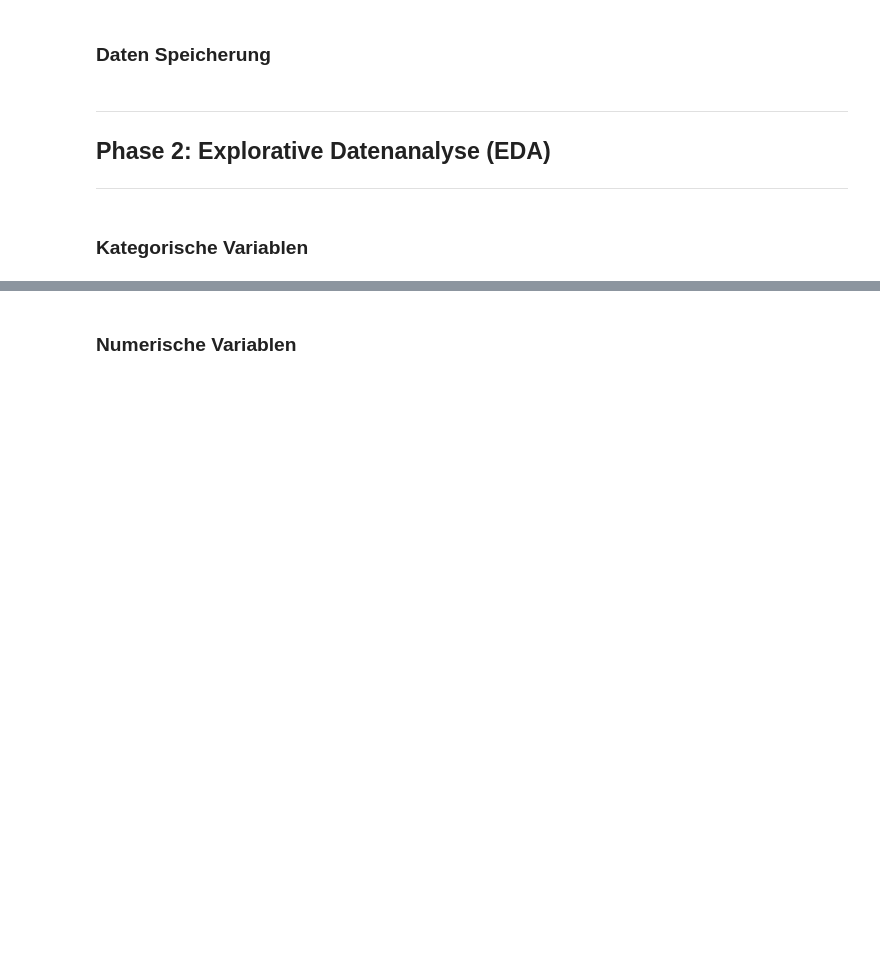
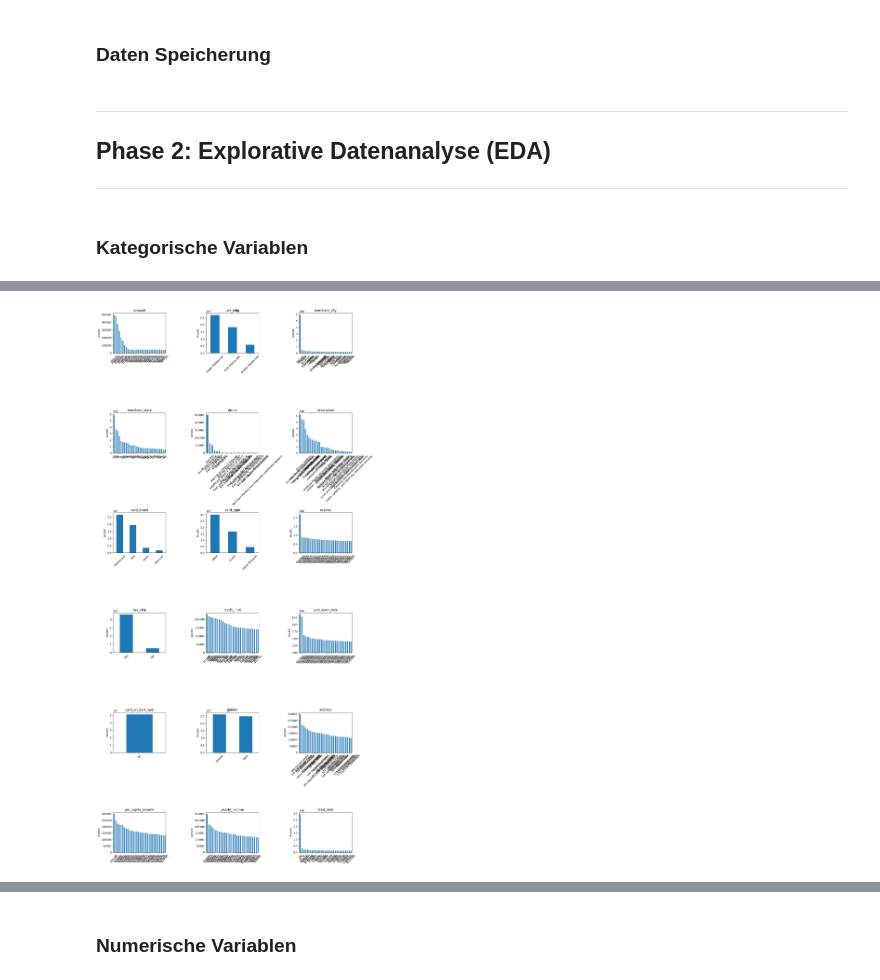
Before and after one commit to juliisch/DAMI01_DATA01, a Jupyter notebook: notebooks/01_Business_Data_Understanding.ipynb, the cells around one changed output, grey strips where cells are left out. Drawn from its saved outputs; the diff is of its cells as text; code cells hidden in the pictures; blank space fills up the shorter version.

```diff
--- a/notebooks/01_Business_Data_Understanding.ipynb
+++ b/notebooks/01_Business_Data_Understanding.ipynb
@@ -75,7 +88,7 @@ df_transactions = df_transactions.rename(columns={"id": "id_transaction"})
 # %% [markdown]
 ### MCC-Daten
 # %%
-path_temp = INPUT_ORIGIN_PATH + "/mcc_codes.json"
+path_temp = INPUT_ORIGIN_PATH / "mcc_codes.json"
 # MCC-Daten als DataFrame speichern
 df_mcc = pd.read_json(
     path_temp, typ="series", encoding="utf-8"
@@ -145,12 +192,16 @@ for var in range(0, len(categorical_var), 10):
-# %%
-# Anzahl der unterschiedlichen Werte pro kategorischer Variable ausgeben
-for var in categorical_var:
-    n_unique_values = df_transactions[var].nunique()
-    if n_unique_values < 100:
-        print(df_transactions[var].value_counts())
-        print("")
-    # Für Variablen die mehr als 100 Ausprägungen, wird nur die Anzahl der Ausprägungen ausgegeben
-    else:
-        print(var)
-        print(f"Anzahl der verschiedenen Werte: {n_unique_values}")
-        print("")
+# %%
+# Für Variablen, die mehr als 100 Ausprägungen pro Kategorie haben
+# wird die Anzahl der unterschiedlichen Ausprägungen ausgeben,
+# ansonsten werden die unterschiedlichen Ausprägungen inklusive der
+# Anzahl
+for i in categorical_var:
+    n_unique_values = df_transactions[i].nunique()
+    # Ausgabe der unerschiedlichen Ausprägungen inkl. Anzahl
+    if n_unique_values < 100:
+        print(df_transactions[i].value_counts())
+        print("")
+    # Anzahl der unterschiedlichen Ausprägungen ausgeben
+    else:
+        print(i)
+        print(f"Anzahl der verschiedenen Werte: {n_unique_values}")
+        print("")
@@ -161,38 +253,41 @@ print(f"Maximale Datum {df_transactions["date"].max()}")
 # %%
-# Bar Plot der kategorischen Variablen (der ersten 50 Einträge)
+# Barplot: Häufigkeitsverteilung der Top 30 Ausprägungen pro kategorische Variable
 
 categorical_var = [
     col for col in categorical_var
-    if col not in ["date"]  # Date nicht verwenden, da zu viele unterschiedliche Werte vorliegen
+    # Variable date nicht verwenden, da zu viele unterschiedliche Werte vorliegen
+    if col not in ["date"]
 ]
 
 # Anzeige: 3 Plots nebeneinander
 n_cols = 3
 n_rows = math.ceil(len(categorical_var) / n_cols)
 fig, axes = plt.subplots(
     n_rows, n_cols, figsize=(15, 5*n_rows)
 )
 axes = axes.flatten()
 counter = 0
 
-for var in categorical_var:
-    # Anzeige auf die ersten 50 Einträge einschränken
-    count_temp = df_transactions[var].value_counts().head(50)
+for i in categorical_var:
+    # Anzeige auf die 30 häufigsten Kategorien beschränken
+    count_temp = df_transactions[i].value_counts().head(30)
     ax = axes[counter]
     count_temp.plot(kind="bar", ax=ax)
-    ax.set_title(var)
+    ax.set_title(i)
     ax.set_xlabel("")
     ax.set_ylabel("Anzahl")
     ax.tick_params(axis="x", rotation=45)
 
     counter += 1
 
 # Leere Subplots entfernen
 for j in range(counter, len(axes)):
     fig.delaxes(axes[j])
 
 plt.tight_layout()
 plt.show()
+# %% [output]
+[figure, added]
 # %% [markdown]
 **Interpretation**
 
```
Also changed, not shown: parts of 24 cells of this notebook, 50 other files.
